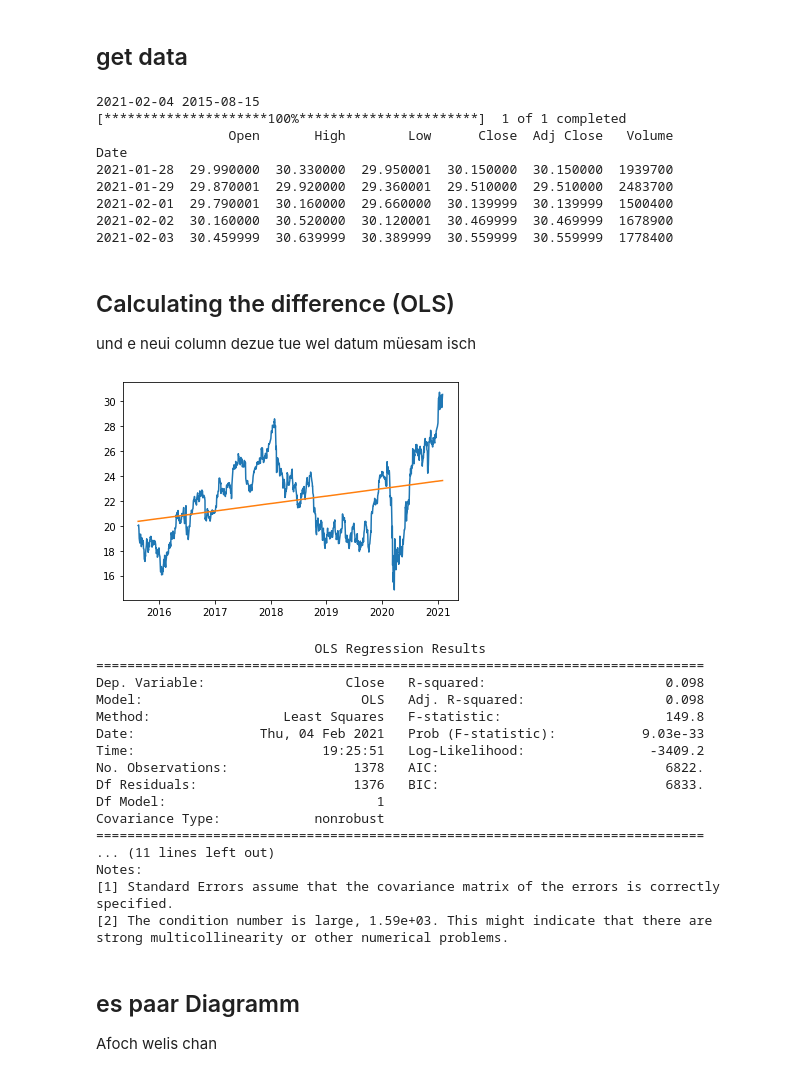
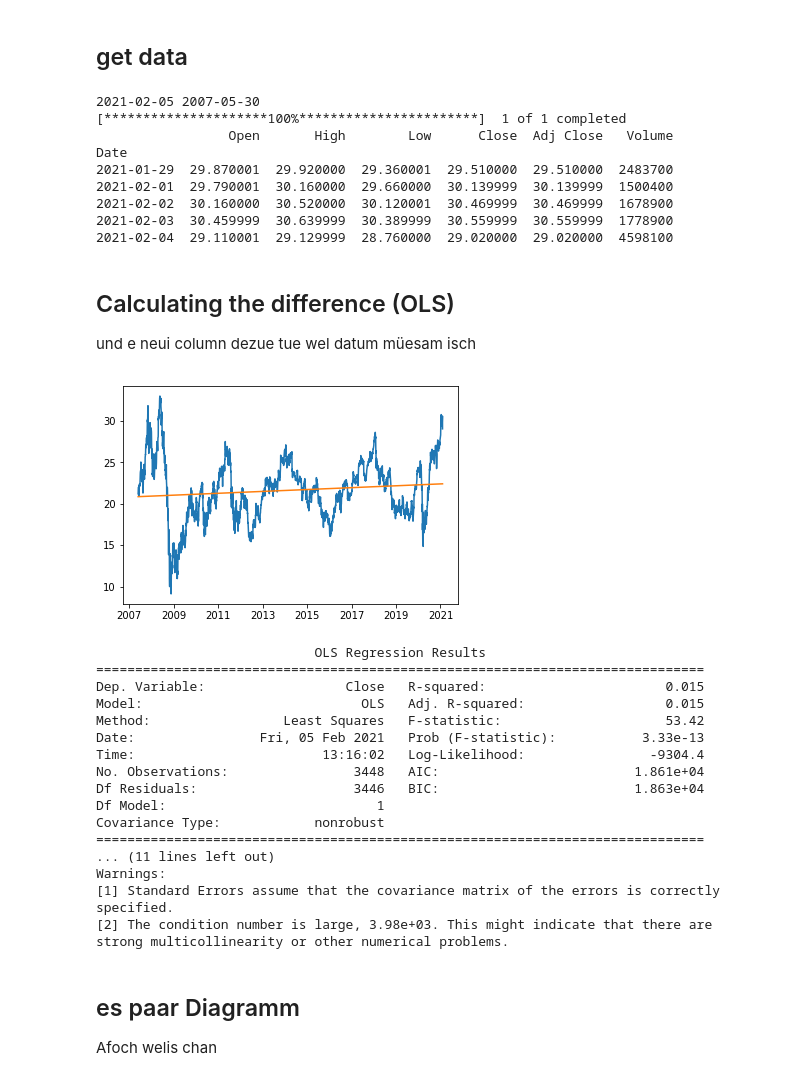
Before and after one commit to simonbuehrer/FFT-test, a Jupyter notebook: 00-fft-stock-market.ipynb, the cells around one changed output. Drawn from its saved outputs; the diff is of its cells as text; code cells hidden in the pictures.

```diff
--- a/00-fft-stock-market.ipynb
+++ b/00-fft-stock-market.ipynb
@@ -26,57 +25,57 @@ import matplotlib.pyplot as plt
 # %% [markdown]
 ## get data
 # %%
-#get current day and download hist. data (today-1000)
+#get current day and download hist. data
 today = dt.datetime.today().strftime('%Y-%m-%d')
-hist = (dt.datetime.today()-dt.timedelta(2000)).strftime('%Y-%m-%d')
+hist = (dt.datetime.today()-dt.timedelta(5000)).strftime('%Y-%m-%d')
 
 stockname='ABB'
 print(today,hist)
 stockdata_df = yf.download(stockname, start=hist, end=today)
 print(stockdata_df.tail(5))
 # %% [output]
-2021-02-04 2015-08-15
+2021-02-05 2007-05-30
 [*********************100%***********************]  1 of 1 completed
                  Open       High        Low      Close  Adj Close   Volume
 Date
-2021-01-28  29.990000  30.330000  29.950001  30.150000  30.150000  1939700
 2021-01-29  29.870001  29.920000  29.360001  29.510000  29.510000  2483700
 2021-02-01  29.790001  30.160000  29.660000  30.139999  30.139999  1500400
 2021-02-02  30.160000  30.520000  30.120001  30.469999  30.469999  1678900
-2021-02-03  30.459999  30.639999  30.389999  30.559999  30.559999  1778400
+2021-02-03  30.459999  30.639999  30.389999  30.559999  30.559999  1778900
+2021-02-04  29.110001  29.129999  28.760000  29.020000  29.020000  4598100
 # %% [markdown]
 ## Calculating the difference (OLS)
 und e neui column dezue tue wel datum müesam isch
 # %%
 stockdata_df['row_num'] = np.arange(len(stockdata_df))
 X = sm.add_constant(stockdata_df['row_num'])
-model = sm.OLS(y, X).fit()
+model = sm.OLS(stockdata_df['Close'], X).fit()
 stockdata_df['OLS'] = model.predict(X)
 
-plt.plot(stockdata_df.index,y)
+plt.plot(stockdata_df.index,stockdata_df['Close'])
 plt.plot(stockdata_df.index,stockdata_df['OLS'])
 plt.show()
 print(model.summary())
 
 stockdata_df['Diff']=stockdata_df['Close']-stockdata_df['OLS']
 # %% [output]
-[figure, old version]
+[figure, new version]
                             OLS Regression Results
 ==============================================================================
-Dep. Variable:                  Close   R-squared:                       0.098
-Model:                            OLS   Adj. R-squared:                  0.098
-Method:                 Least Squares   F-statistic:                     149.8
-Date:                Thu, 04 Feb 2021   Prob (F-statistic):           9.03e-33
-Time:                        19:25:51   Log-Likelihood:                -3409.2
-No. Observations:                1378   AIC:                             6822.
-Df Residuals:                    1376   BIC:                             6833.
+Dep. Variable:                  Close   R-squared:                       0.015
+Model:                            OLS   Adj. R-squared:                  0.015
+Method:                 Least Squares   F-statistic:                     53.42
+Date:                Fri, 05 Feb 2021   Prob (F-statistic):           3.33e-13
+Time:                        13:16:02   Log-Likelihood:                -9304.4
+No. Observations:                3448   AIC:                         1.861e+04
+Df Residuals:                    3446   BIC:                         1.863e+04
 Df Model:                           1
 Covariance Type:            nonrobust
 ==============================================================================
 ... (11 lines left out)
-Notes:
+Warnings:
 [1] Standard Errors assume that the covariance matrix of the errors is correctly specified.
-[2] The condition number is large, 1.59e+03. This might indicate that there are
+[2] The condition number is large, 3.98e+03. This might indicate that there are
 strong multicollinearity or other numerical problems.
 # %% [markdown]
 ## es paar Diagramm
```
Also changed, not shown: parts of 7 cells of this notebook.
